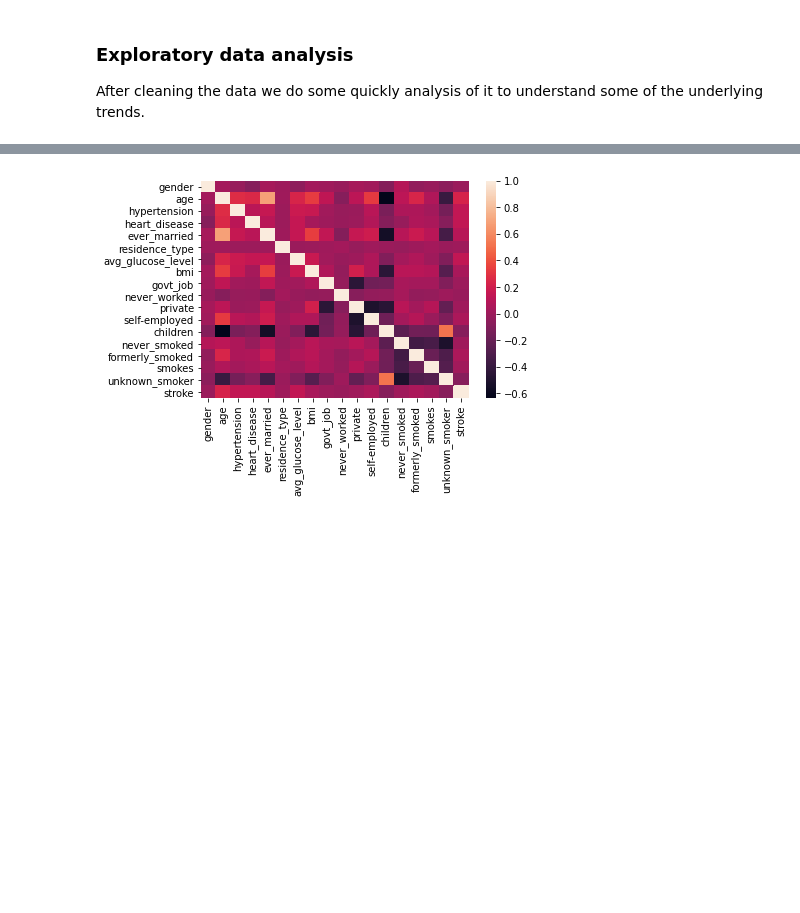
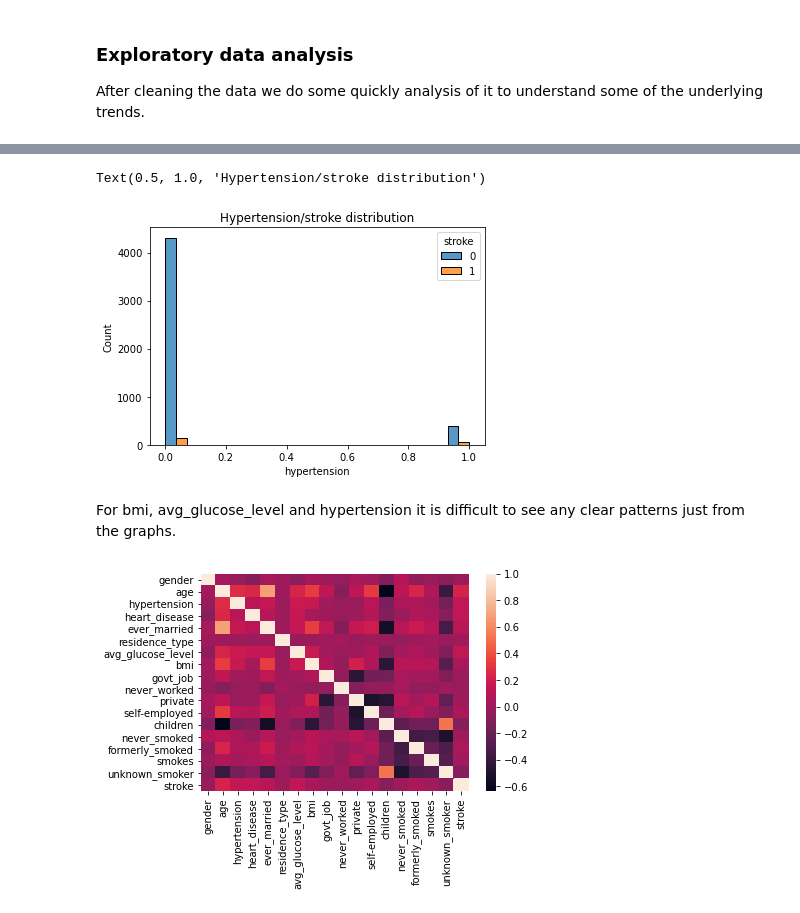
Before and after one commit to ebbeberge/stroke-classification, a Jupyter notebook: ensemble_methods.ipynb, the cells around one changed output, grey strips where cells are left out. Cells and saved outputs as stored; diff of their text form; code cells hidden in the pictures; blank space fills up the shorter version.

```diff
--- a/ensemble_methods.ipynb
+++ b/ensemble_methods.ipynb
@@ -99,3 +88,10 @@ Text(0.5, 1.0, 'Avg_glucaose_level/stroke distribution')
+# %%
+sns.histplot(data = df, x="hypertension", hue="stroke", multiple="dodge").set_title("Hypertension/stroke distribution")
+# %% [output]
+Text(0.5, 1.0, 'Hypertension/stroke distribution')
+[figure, added]
+# %% [markdown]
+For bmi, avg_glucose_level and hypertension it is difficult to see any clear patterns just from the graphs.
 # %%
 corrMatrix = df.corr()
 sns.heatmap(corrMatrix)
```
Also changed, not shown: parts of 112 cells of this notebook.
